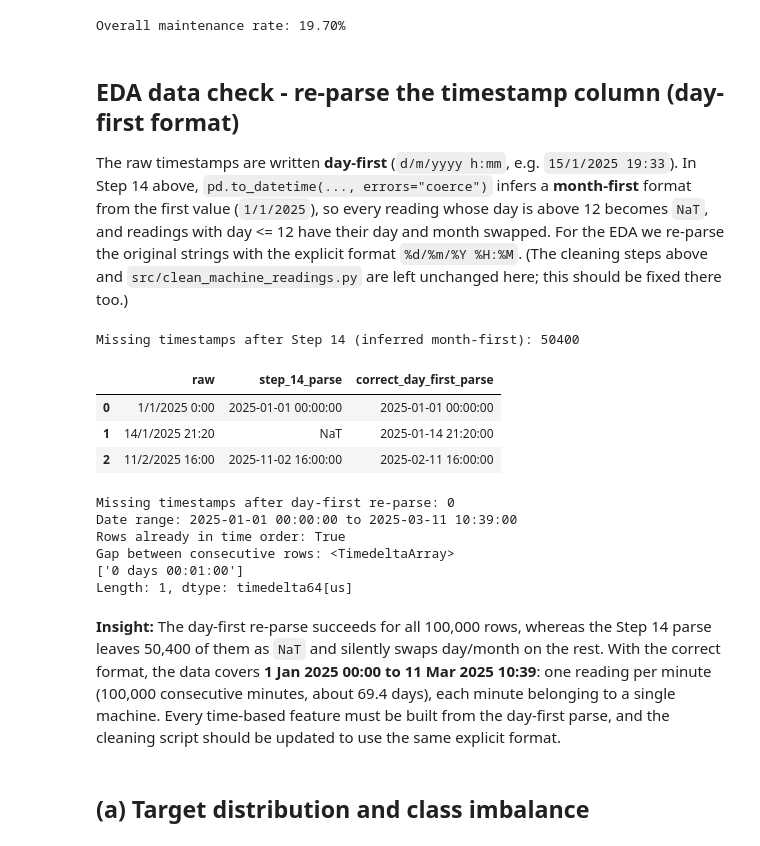
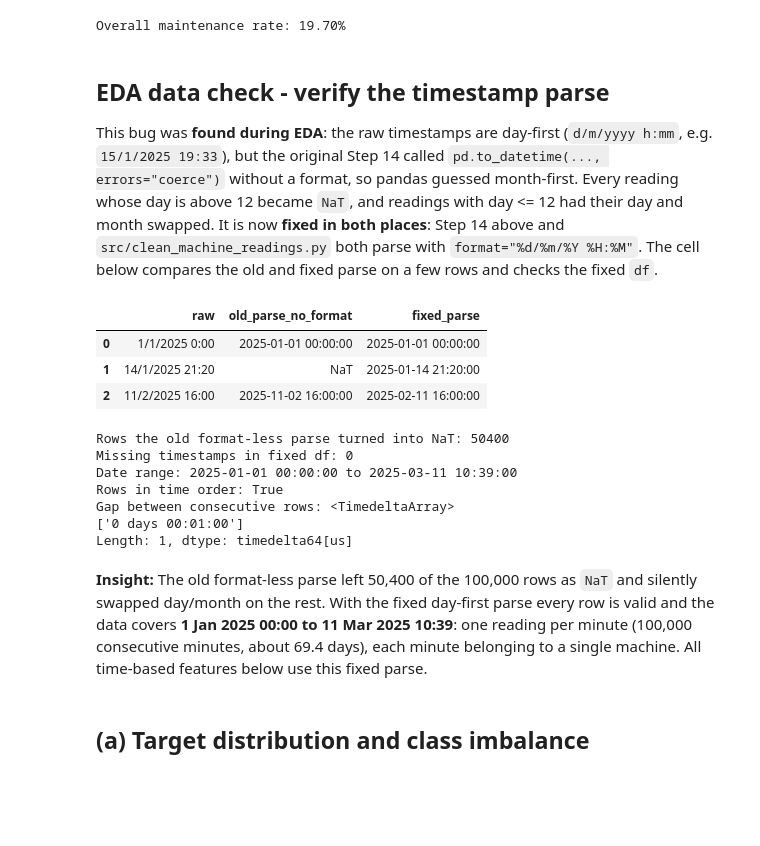
Before and after one commit to wwenyuu-23/Git-Rebase, a Jupyter notebook: eda.ipynb, the cells around one changed output. Saved outputs shown, nothing was run; the diff lists cells and outputs as text; code cells hidden in the pictures; blank space fills up the shorter version.

```diff
--- a/eda.ipynb
+++ b/eda.ipynb
@@ -556,47 +565,47 @@ print(f"Overall maintenance rate: {OVERALL_RATE:.2%}")
 # %% [output]
 Overall maintenance rate: 19.70%
 # %% [markdown]
-## EDA data check - re-parse the timestamp column (day-first format)
+## EDA data check - verify the timestamp parse
 
-The raw timestamps are written **day-first** (`d/m/yyyy h:mm`, e.g. `15/1/2025 19:33`). In Step 14 above,
-`pd.to_datetime(..., errors="coerce")` infers a **month-first** format from the first value (`1/1/2025`), so every
-reading whose day is above 12 becomes `NaT`, and readings with day <= 12 have their day and month swapped.
-For the EDA we re-parse the original strings with the explicit format `%d/%m/%Y %H:%M`. (The cleaning steps
-above and `src/clean_machine_readings.py` are left unchanged here; this should be fixed there too.)
+This bug was **found during EDA**: the raw timestamps are day-first (`d/m/yyyy h:mm`, e.g. `15/1/2025 19:33`), but
+the original Step 14 called `pd.to_datetime(..., errors="coerce")` without a format, so pandas guessed month-first.
+Every reading whose day is above 12 became `NaT`, and readings with day <= 12 had their day and month swapped.
+It is now **fixed in both places**: Step 14 above and `src/clean_machine_readings.py` both parse with
+`format="%d/%m/%Y %H:%M"`. The cell below compares the old and fixed parse on a few rows and checks the fixed `df`.
 # %%
 raw_timestamps = pd.read_csv(input_file, usecols=["timestamp"])["timestamp"]
 
-print("Missing timestamps after Step 14 (inferred month-first):", df["timestamp"].isna().sum())
+# Old (format-less) parse vs fixed day-first parse on 3 example rows
 example = pd.DataFrame({"raw": raw_timestamps.loc[[0, 20000, 60000]].values})
-example["step_14_parse"] = pd.to_datetime(example["raw"], errors="coerce").values
-example["correct_day_first_parse"] = pd.to_datetime(example["raw"], format="%d/%m/%Y %H:%M").values
+example["old_parse_no_format"] = pd.to_datetime(example["raw"], errors="coerce").values
+example["fixed_parse"] = pd.to_datetime(example["raw"], format=TIMESTAMP_FORMAT).values
 display(example)
 
-# Exact duplicates were not removed (none found), so the row index still lines up with the raw file.
-df["timestamp"] = pd.to_datetime(raw_timestamps.loc[df.index], format="%d/%m/%Y %H:%M")
+old_parse = pd.to_datetime(raw_timestamps, errors="coerce")
+print("Rows the old format-less parse turned into NaT:", old_parse.isna().sum())
 
-print("Missing timestamps after day-first re-parse:", df["timestamp"].isna().sum())
+# Checks on the fixed df (parsed in Step 14)
+print("Missing timestamps in fixed df:", df["timestamp"].isna().sum())
 print("Date range:", df["timestamp"].min(), "to", df["timestamp"].max())
-print("Rows already in time order:", df["timestamp"].is_monotonic_increasing)
+print("Rows in time order:", df["timestamp"].is_monotonic_increasing)
 print("Gap between consecutive rows:", df["timestamp"].diff().dropna().unique())
 # %% [output]
+|  | raw | old_parse_no_format | fixed_parse |
+| 0 | 1/1/2025 0:00 | 2025-01-01 00:00:00 | 2025-01-01 00:00:00 |
+| 1 | 14/1/2025 21:20 | NaT | 2025-01-14 21:20:00 |
+| 2 | 11/2/2025 16:00 | 2025-11-02 16:00:00 | 2025-02-11 16:00:00 |
-Missing timestamps after Step 14 (inferred month-first): 50400
+Rows the old format-less parse turned into NaT: 50400
+Missing timestamps in fixed df: 0
+Date range: 2025-01-01 00:00:00 to 2025-03-11 10:39:00
+Rows in time order: True
+Gap between consecutive rows: <TimedeltaArray>
+['0 days 00:01:00']
+Length: 1, dtype: timedelta64[us]
-|  | raw | step_14_parse | correct_day_first_parse |
-| 0 | 1/1/2025 0:00 | 2025-01-01 00:00:00 | 2025-01-01 00:00:00 |
-| 1 | 14/1/2025 21:20 | NaT | 2025-01-14 21:20:00 |
-| 2 | 11/2/2025 16:00 | 2025-11-02 16:00:00 | 2025-02-11 16:00:00 |
-Missing timestamps after day-first re-parse: 0
-Date range: 2025-01-01 00:00:00 to 2025-03-11 10:39:00
-Rows already in time order: True
-Gap between consecutive rows: <TimedeltaArray>
-['0 days 00:01:00']
-Length: 1, dtype: timedelta64[us]
 # %% [markdown]
-**Insight:** The day-first re-parse succeeds for all 100,000 rows, whereas the Step 14 parse leaves 50,400 of
-them as `NaT` and silently swaps day/month on the rest. With the correct format, the data covers
+**Insight:** The old format-less parse left 50,400 of the 100,000 rows as `NaT` and silently swapped day/month on
+the rest. With the fixed day-first parse every row is valid and the data covers
 **1 Jan 2025 00:00 to 11 Mar 2025 10:39**: one reading per minute (100,000 consecutive minutes, about 69.4 days),
-each minute belonging to a single machine. Every time-based feature must be built from the day-first parse,
-and the cleaning script should be updated to use the same explicit format.
+each minute belonging to a single machine. All time-based features below use this fixed parse.
 # %% [markdown]
 ## (a) Target distribution and class imbalance
 # %%
```
Also changed, not shown: parts of 11 cells of this notebook.
